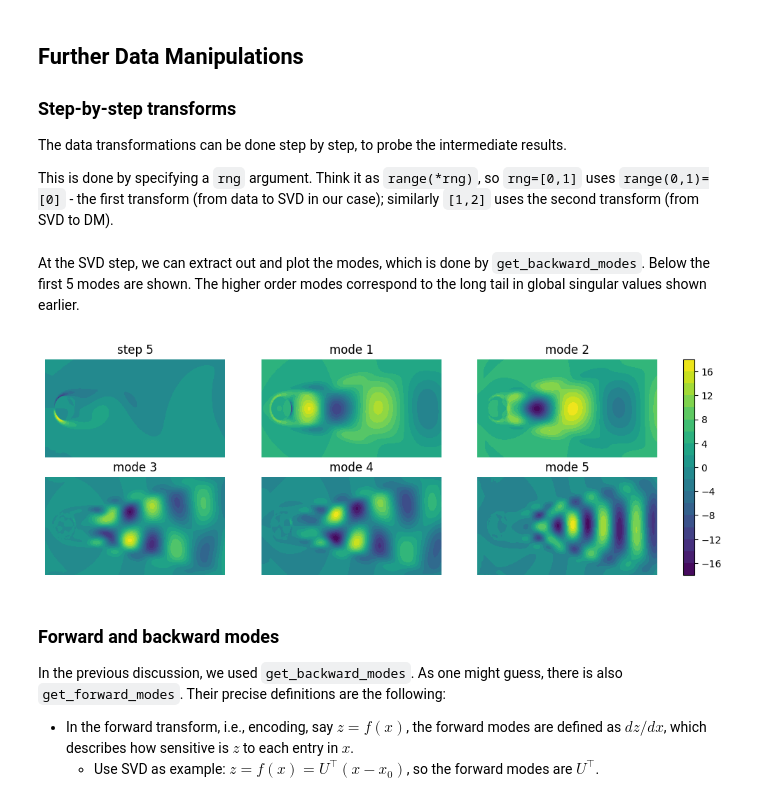
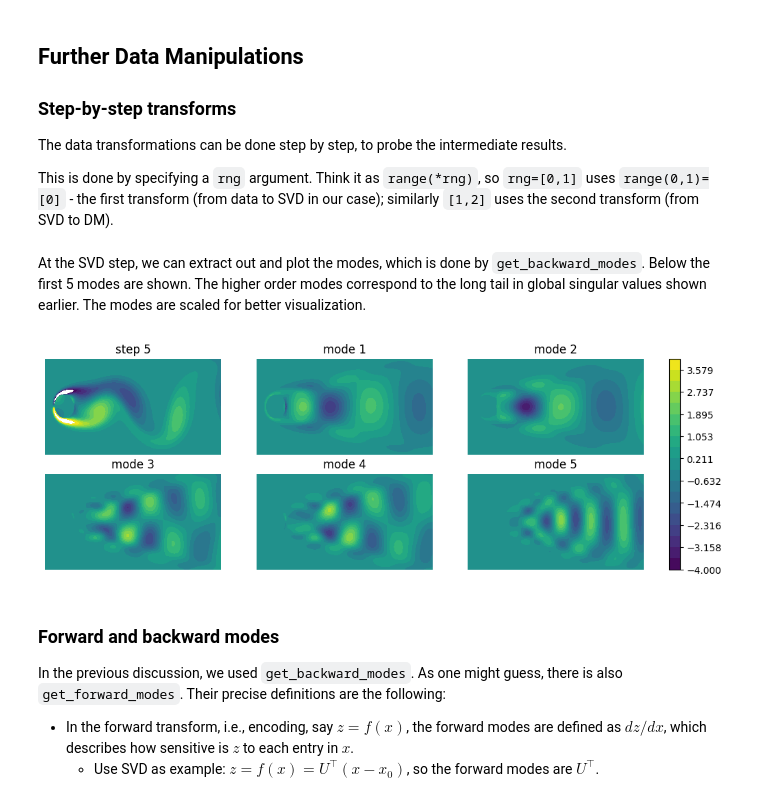
Before and after one commit to p-smith22/dymad-dev, a Jupyter notebook: examples/vortex/part1.ipynb, the cells around one changed output. Drawn from its saved outputs; the diff is of its cells as text; code cells hidden in the pictures.

```diff
--- a/examples/vortex/part1.ipynb
+++ b/examples/vortex/part1.ipynb
@@ -155,18 +156,18 @@ Zsvd = di.encode(Xtst, rng=[0,1])  # Data -> SVD
 Zdmf = di.encode(Zsvd, rng=[1,2])  # SVD -> DM
 Xsvd = di.decode(Zdmf, rng=[1,2])  # DM -> SVD
 # %% [markdown]
-At the SVD step, we can extract out and plot the modes, which is done by `get_backward_modes`.  Below the first 5 modes are shown.  The higher order modes correspond to the long tail in global singular values shown earlier.
+At the SVD step, we can extract out and plot the modes, which is done by `get_backward_modes`.  Below the first 5 modes are shown.  The higher order modes correspond to the long tail in global singular values shown earlier.  The modes are scaled for better visualization.
 # %%
 modes_s = di.get_backward_modes(rng=[0,1]).reshape(-1, Nx, Ny)
 ref = Xtst[idx].reshape(1, Nx, Ny)
-arrays = np.concatenate([ref, modes_s[:5]], axis=0)
+arrays = np.concatenate([ref, 200*modes_s[:5]], axis=0)
 labels = [f'step {idx}'] + [f'mode {_i+1}' for _i in range(5)]
 f, ax = plot_contour(arrays,
-    figsize=(12, 4), colorbar=True, label=labels, grid=(2, 3), mode='contourf')
+    figsize=(12, 4), vmin=-4, vmax=4, colorbar=True, label=labels, grid=(2, 3), mode='contourf')
 for _a in ax.flatten():
     _a.set_axis_off()
 # %% [output]
-[figure, old version]
+[figure, new version]
 # %% [markdown]
 ### Forward and backward modes
 
```
Also changed, not shown: parts of 12 cells of this notebook, 9 other files.
